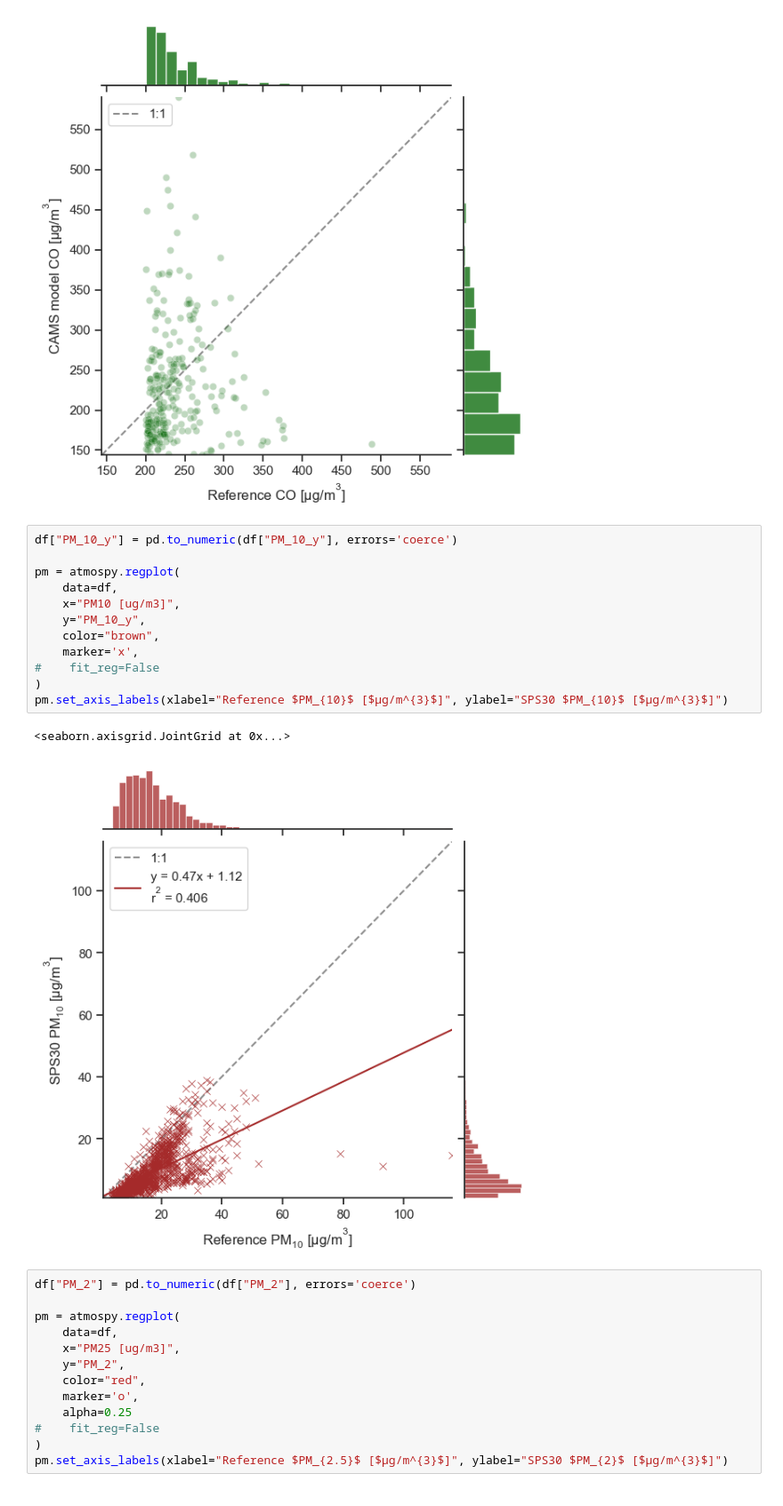
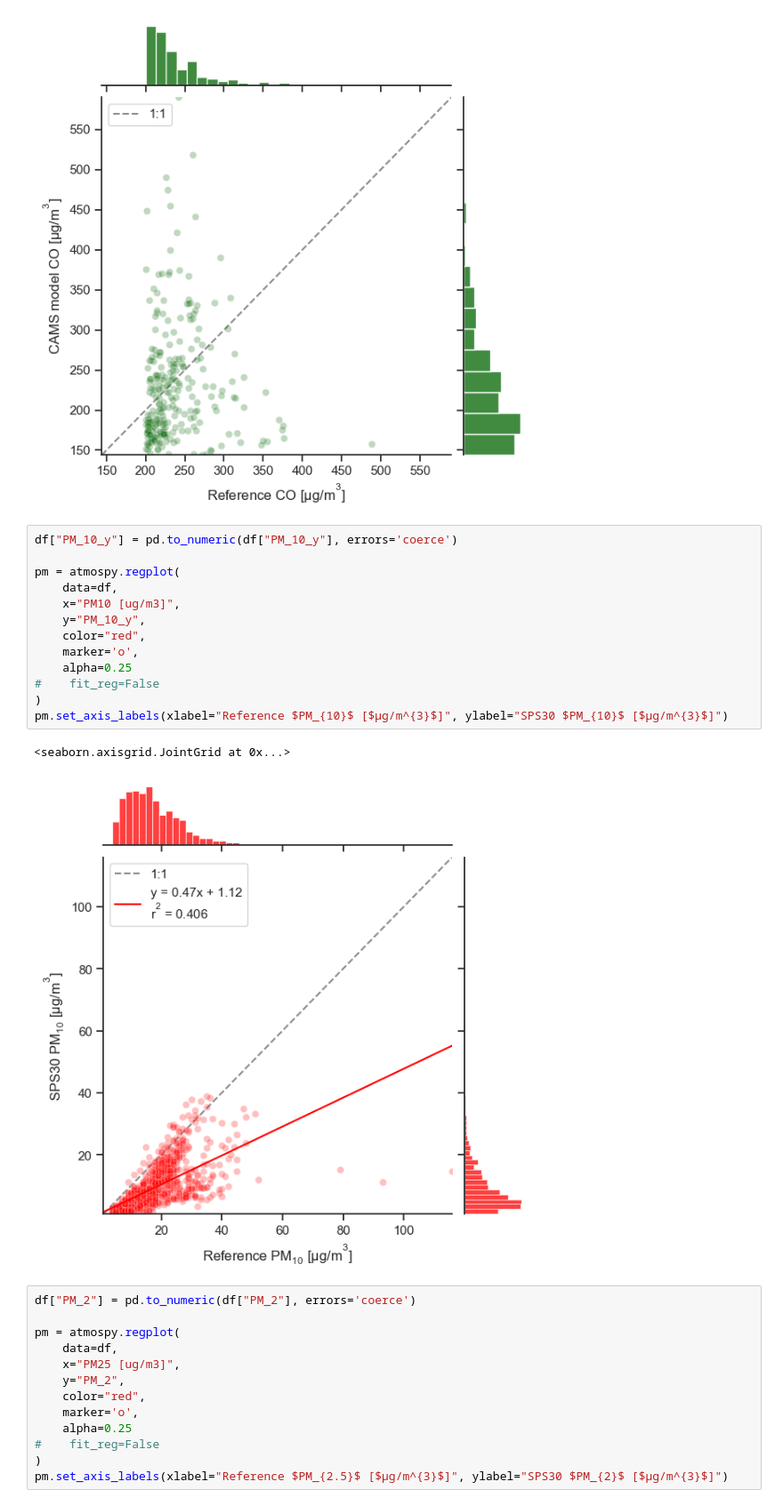
Before and after one commit to vn-hub/koloka, a Jupyter notebook: Eval3_summer.ipynb, the cells around one changed output. Shown at 89% size. Drawn from its saved outputs; the diff is of its cells as text.

```diff
--- a/Eval3_summer.ipynb
+++ b/Eval3_summer.ipynb
@@ -361,18 +361,19 @@ co.set_axis_labels(xlabel="Reference $CO$ [$µg/m^{3}$]", ylabel="CAMS model $CO
 # %%
 df["PM_10_y"] = pd.to_numeric(df["PM_10_y"], errors='coerce')
 
 pm = atmospy.regplot(
     data=df,
     x="PM10 [ug/m3]",
     y="PM_10_y",
-    color="brown",
-    marker='x',
+    color="red",
+    marker='o',
+    alpha=0.25
 #    fit_reg=False
 )
 pm.set_axis_labels(xlabel="Reference $PM_{10}$ [$µg/m^{3}$]", ylabel="SPS30 $PM_{10}$ [$µg/m^{3}$]")
 # %% [output]
 <seaborn.axisgrid.JointGrid at 0x...>
-[figure, old version]
+[figure, new version]
 # %%
 df["PM_2"] = pd.to_numeric(df["PM_2"], errors='coerce')
 
```
Also changed, not shown: parts of 14 cells of this notebook.
